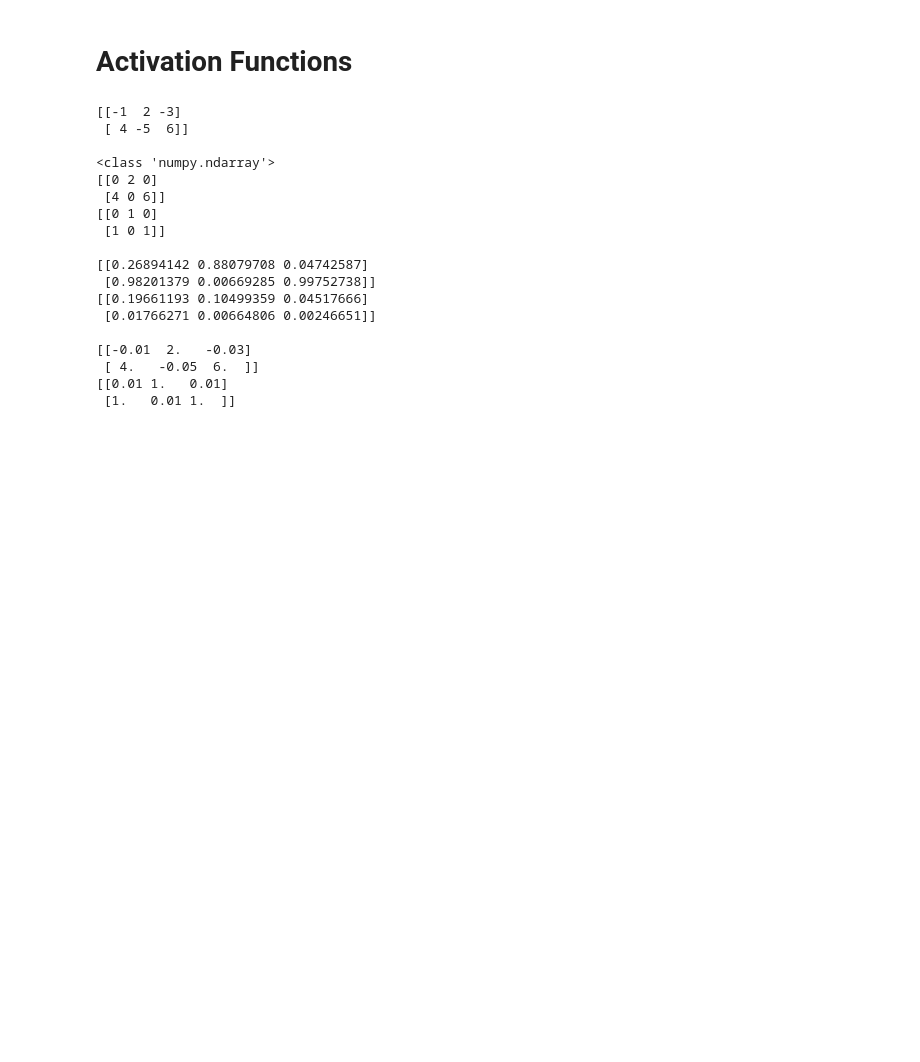
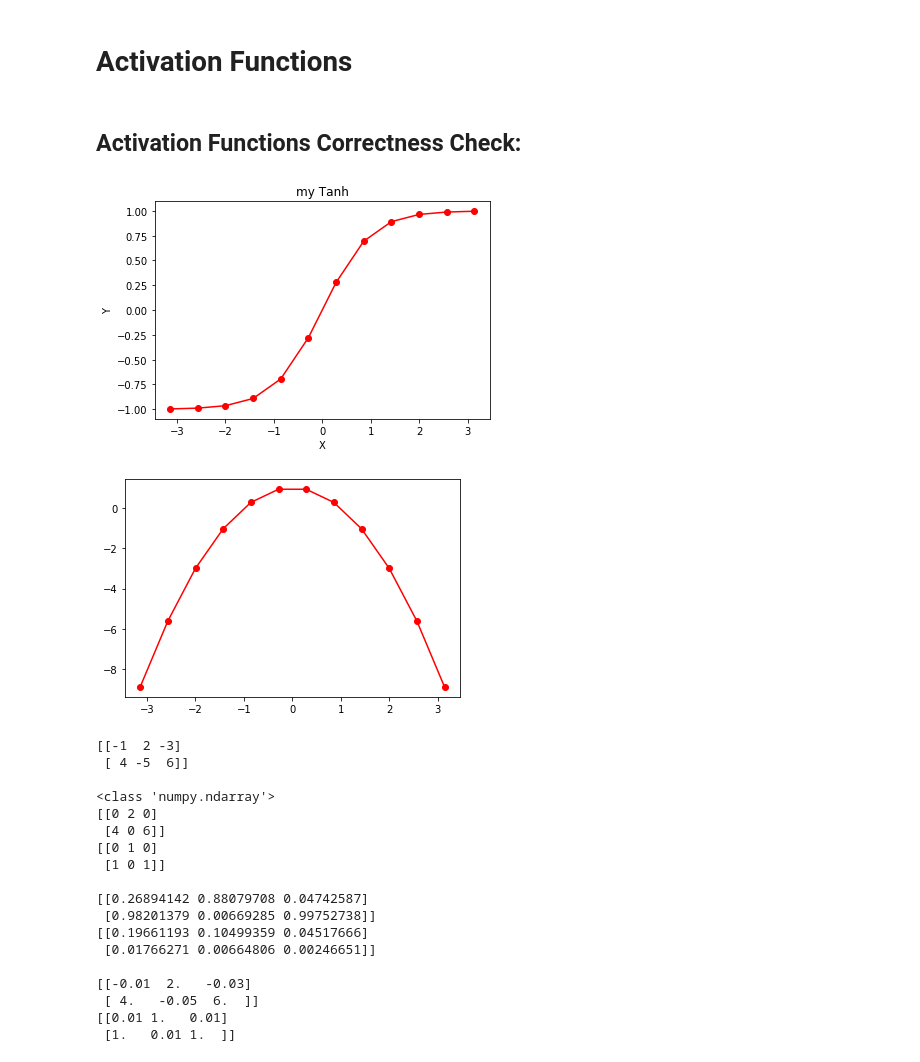
Before and after one commit to daneshvar-amrollahi/Kuzushiji-Classification-NN, a Jupyter notebook: AI-CA5-P1-810197685.ipynb, the cells around one changed output. Cells and saved outputs as stored; diff of their text form; code cells hidden in the pictures; blank space fills up the shorter version.

Commit message:
Activation functions done

```diff
--- a/AI-CA5-P1-810197685.ipynb
+++ b/AI-CA5-P1-810197685.ipynb
@@ -279,9 +279,10 @@ class Softmax:
 
     def __init__(self): pass
 
-    def __val(self, matrix):
-        # TODO: Implement
-        return softmax_value
+    def __val(self, matrix, axis = -1):
+        matrix = matrix - np.max(matrix, axis=axis, keepdims=True)
+        matrix_exp = np.exp(matrix)
+        return matrix_exp / matrix_exp.sum(axis=axis, keepdims=True)
 
     def __call__(self, matrix):
         return self.__val(matrix)
@@ -291,15 +292,33 @@ class Tanh:
     def __init__(self): pass
 
     def __val(self, matrix):
-        # TODO: Implement
-        return tanh_value
+        return (np.exp(matrix) - np.exp(-matrix)) / (np.exp(matrix) + np.exp(-matrix))
 
     def derivative(self, matrix):
-        # TODO: Implement
-        return tanh_derivative
+        return 1 - matrix * matrix
 
     def __call__(self, matrix):
         return self.__val(matrix)
+# %% [markdown]
+## Activation Functions Correctness Check:
+# %%
+test = np.linspace(-np.pi, np.pi, 12)
+tanh = Tanh()
+ans = tanh(test)
+
+plt.plot(test, ans, color = 'red', marker = "o")
+plt.title("my Tanh")
+plt.xlabel("X")
+plt.ylabel("Y")
+plt.show()
+
+ans = tanh.derivative(test)
+plt.plot(test, ans, color = 'red', marker = "o")
+
+plt.show()
+# %% [output]
+[figure, added]
+[figure, added]
 # %%
 test = np.array([[-1, 2, -3], [4, -5, 6]])
 print(test)
```
Also changed, not shown: parts of 1 cell of this notebook.
